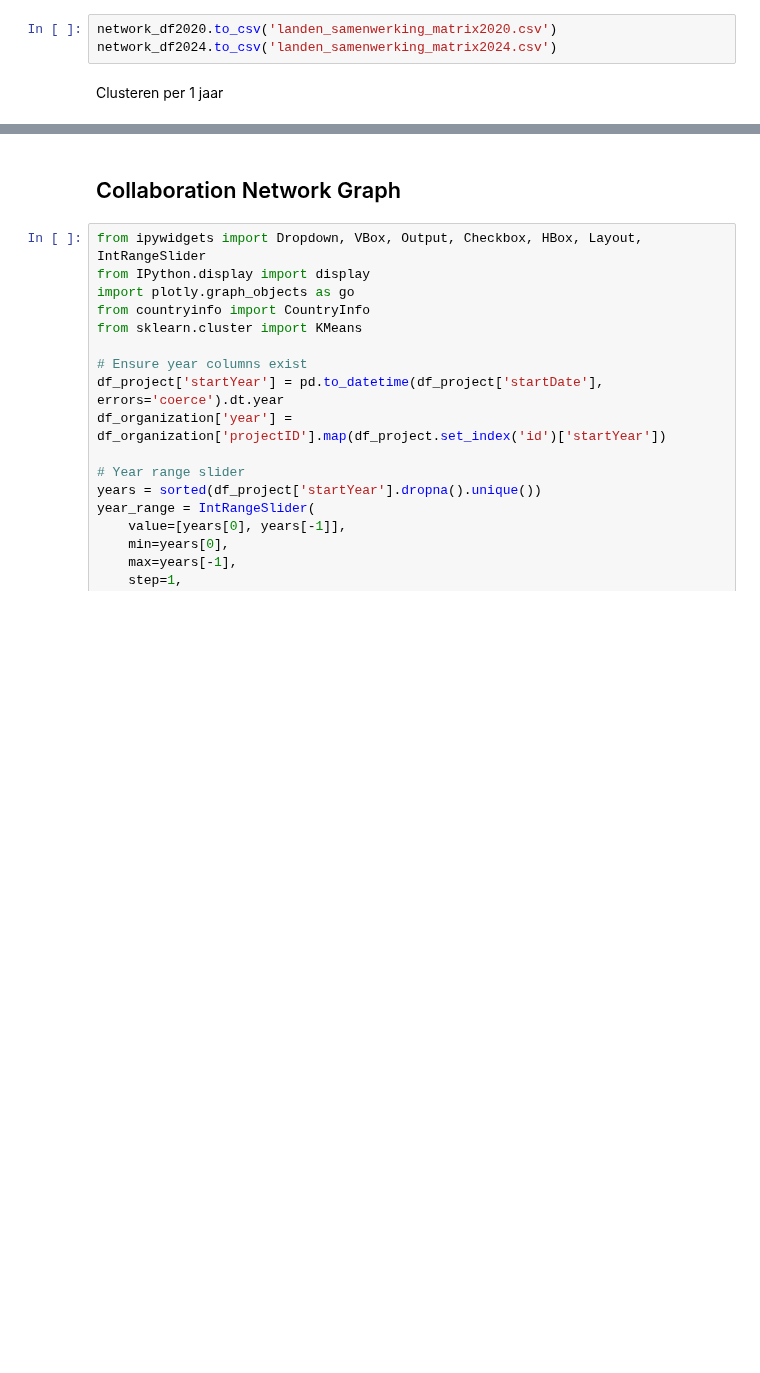
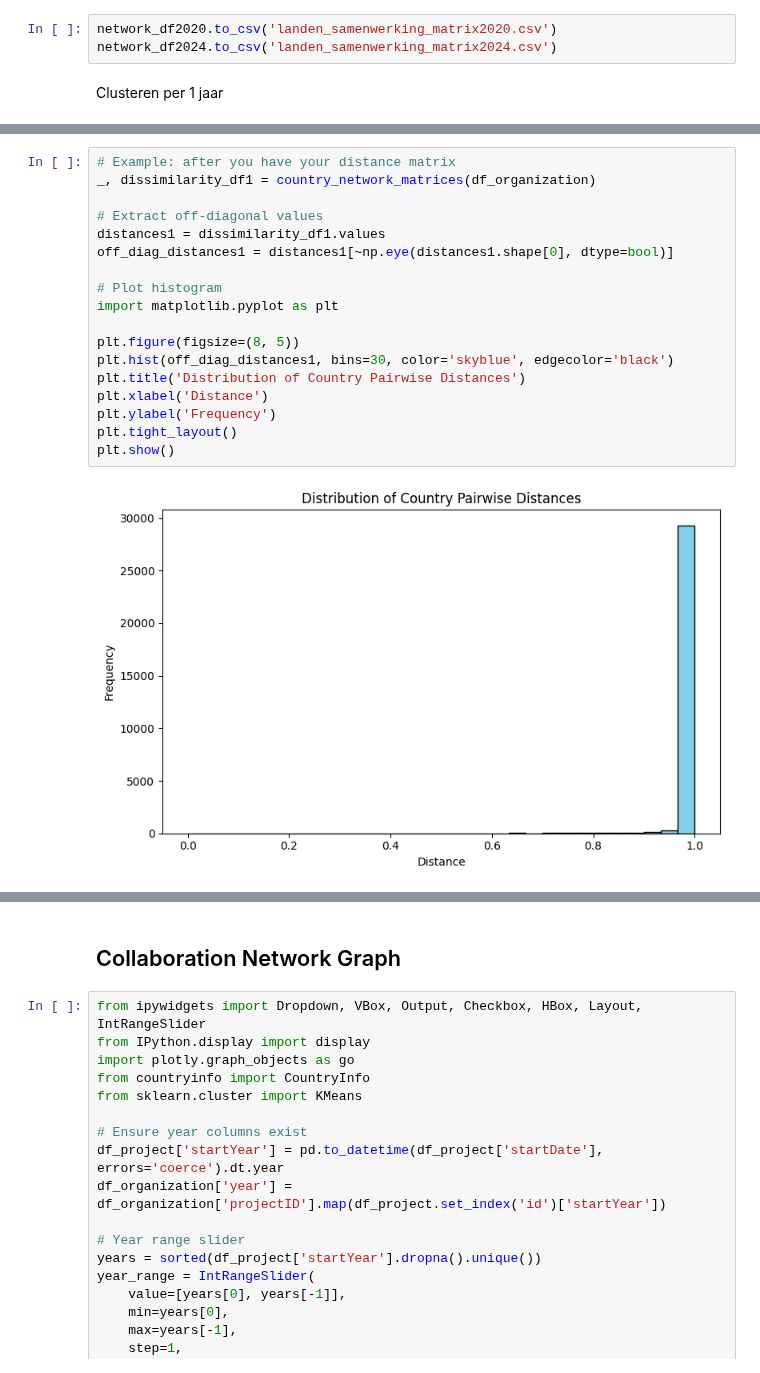
Before and after one commit to mariejatsun/Modern-Data-Analytics-, a Jupyter notebook: analyze.ipynb, the cells around one changed output, grey strips where cells are left out. Saved outputs shown, nothing was run; the diff lists cells and outputs as text; blank space fills up the shorter version.

```diff
--- a/analyze.ipynb
+++ b/analyze.ipynb
@@ -651,0 +820,20 @@ Clusteren per 1 jaar
+# %%
+# Example: after you have your distance matrix
+_, dissimilarity_df1 = country_network_matrices(df_organization)
+
+# Extract off-diagonal values
+distances1 = dissimilarity_df1.values
+off_diag_distances1 = distances1[~np.eye(distances1.shape[0], dtype=bool)]
+
+# Plot histogram
+import matplotlib.pyplot as plt
+
+plt.figure(figsize=(8, 5))
+plt.hist(off_diag_distances1, bins=30, color='skyblue', edgecolor='black')
+plt.title('Distribution of Country Pairwise Distances')
+plt.xlabel('Distance')
+plt.ylabel('Frequency')
+plt.tight_layout()
+plt.show()
+# %% [output]
+[figure, added]
```
Also changed, not shown: parts of 14 cells of this notebook.
